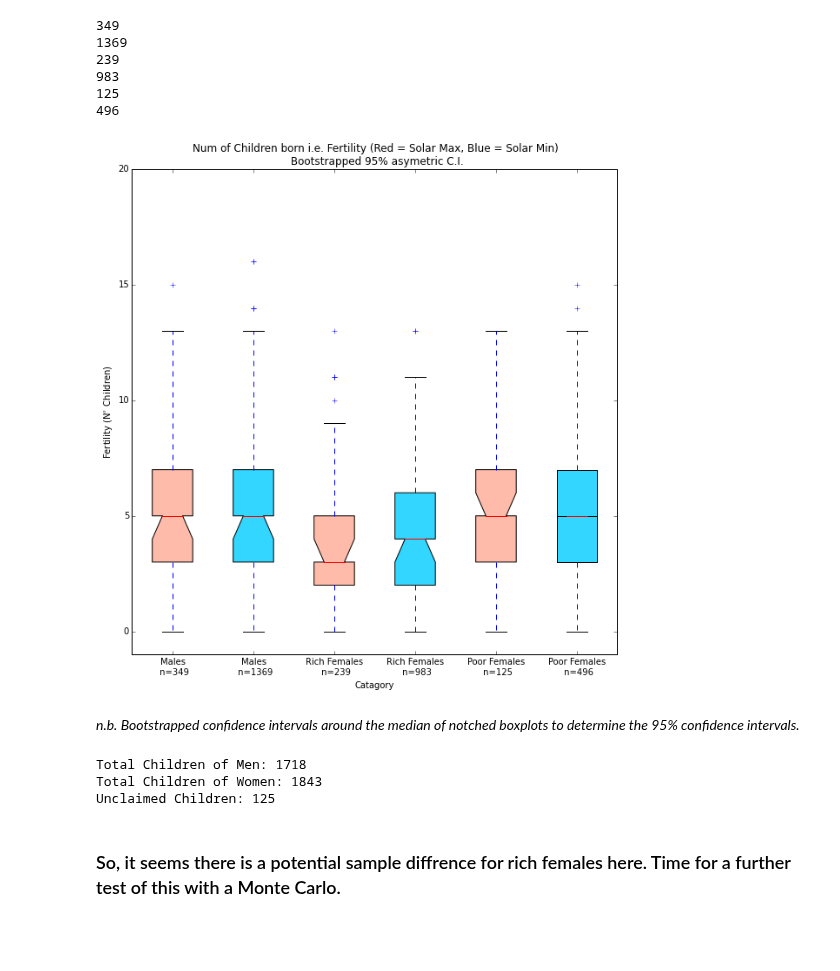
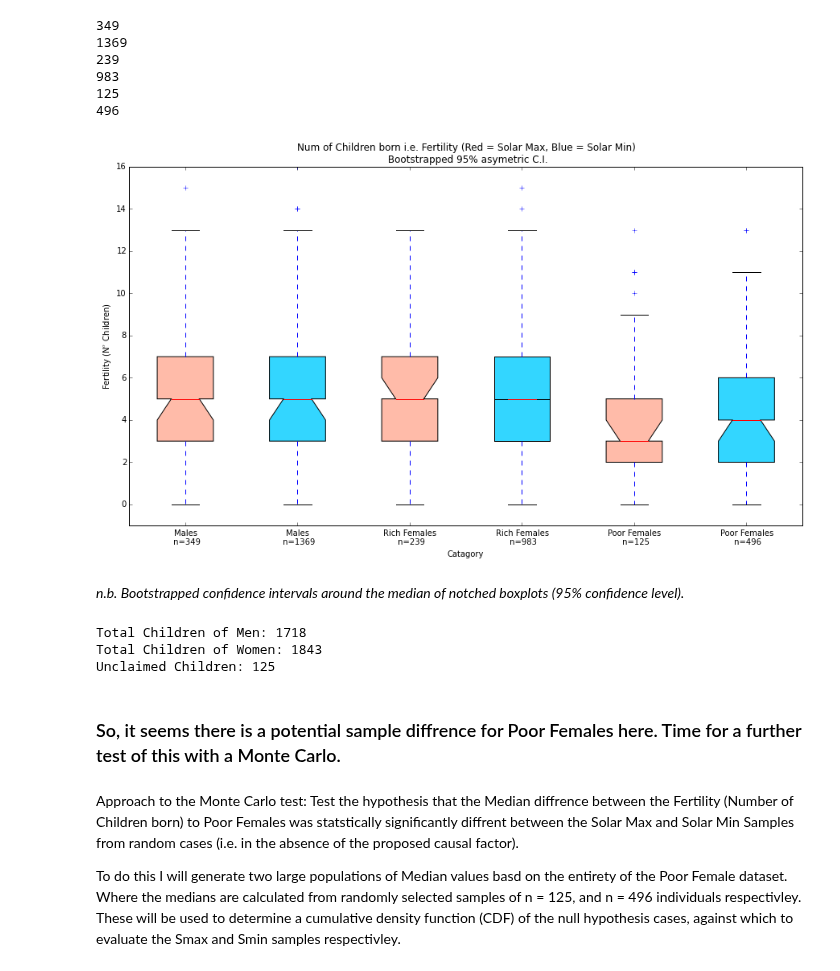
Before and after one commit to benlaken/Nbks, a Jupyter notebook: Historical_birth_analysis.ipynb, the cells around one changed output. Saved outputs shown, nothing was run; the diff lists cells and outputs as text; code cells hidden in the pictures; blank space fills up the shorter version.

```diff
--- a/Historical_birth_analysis.ipynb
+++ b/Historical_birth_analysis.ipynb
@@ -254,40 +254,40 @@ print(len(Adults.NumKids[(Adults.Gender == 'F')&(Adults.SolarPhase == 'MIN')&(Ad
 # fake data
 #data = np.random.normal(size=(37, 4))
 data = [
     Adults.NumKids[(Adults.Gender == 'M')&(Adults.SolarPhase == 'MAX')],
     Adults.NumKids[(Adults.Gender == 'M')&(Adults.SolarPhase == 'MIN')],
+    Adults.NumKids[(Adults.Gender == 'F')&(Adults.SolarPhase == 'MAX')&(Adults.SocialStatus == 'High')],
+    Adults.NumKids[(Adults.Gender == 'F')&(Adults.SolarPhase == 'MIN')&(Adults.SocialStatus == 'High')],
     Adults.NumKids[(Adults.Gender == 'F')&(Adults.SolarPhase == 'MAX')&(Adults.SocialStatus == 'Low')],
     Adults.NumKids[(Adults.Gender == 'F')&(Adults.SolarPhase == 'MIN')&(Adults.SocialStatus == 'Low')],
-    Adults.NumKids[(Adults.Gender == 'F')&(Adults.SolarPhase == 'MAX')&(Adults.SocialStatus == 'High')],
-    Adults.NumKids[(Adults.Gender == 'F')&(Adults.SolarPhase == 'MIN')&(Adults.SocialStatus == 'High')],
         ]
 
 labels = list(['Males \n n=349',
                'Males \n n=1369',
                'Rich Females \n n=239',
                'Rich Females \n n=983',
                'Poor Females \n n=125',
                'Poor Females \n n=496'])
 
 fig5 = plt.figure()
-fig5.set_size_inches(10,10)
+fig5.set_size_inches(15,8)
 ax1 = fig5.add_subplot(111)
 box = ax1.boxplot(data,notch=True,sym='b+',vert=True,bootstrap=10000,patch_artist=True)
 
 colors = ['#FFBBA9', '#33D6FF', '#FFBBA9', '#33D6FF', '#FFBBA9','#33D6FF']
 for patch, color in zip(box['boxes'], colors):
     patch.set_facecolor(color)
 
-ax1.set_ylim(-1,20)
+ax1.set_ylim(-1,16)
 ax1.set_title('Num of Children born i.e. Fertility (Red = Solar Max, Blue = Solar Min)  \n Bootstrapped 95% asymetric C.I.')
 ax1.set_xlabel('Catagory')
 ax1.set_ylabel(r'Fertility (N$^{o}$ Children)')
 ax1.set_xticklabels(labels)
 plt.show(fig5)
 # %% [output]
-[figure, old version]
+[figure, new version]
 # %% [markdown]
-*n.b. Bootstrapped confidence intervals around the median of notched boxplots to determine the 95% confidence intervals.*
+*n.b. Bootstrapped confidence intervals around the median of notched boxplots (95% confidence level).*
 # %%
 # Small sanity check: Number of children born for Men and Women should be approx equal as they should be the same children
 print('Total Children of Men:',len(Adults.NumKids[(Adults.Gender == 'M')]))
@@ -301,4 +301,8 @@ Total Children of Men: 1718
 Total Children of Women: 1843
 Unclaimed Children: 125
 # %% [markdown]
-### So, it seems there is a potential sample diffrence for rich females here. Time for a further test of this with a Monte Carlo.
+### So, it seems there is a potential sample diffrence for Poor Females here. Time for a further test of this with a Monte Carlo.
+# %% [markdown]
+Approach to the Monte Carlo test: Test the hypothesis that the Median diffrence between the Fertility (Number of Children born) to Poor Females was statstically significantly diffrent between the Solar Max and Solar Min Samples from random cases (i.e. in the absence of the proposed causal factor).
+
+To do this I will generate two large populations of Median values basd on the entirety of the Poor Female dataset. Where the medians are calculated from randomly selected samples of n = 125, and n = 496 individuals respectivley. These will be used to determine a cumulative density function (CDF) of the null hypothesis cases, against which to evaluate the Smax and Smin samples respectivley.
```
Also changed, not shown: parts of 3 cells of this notebook.
